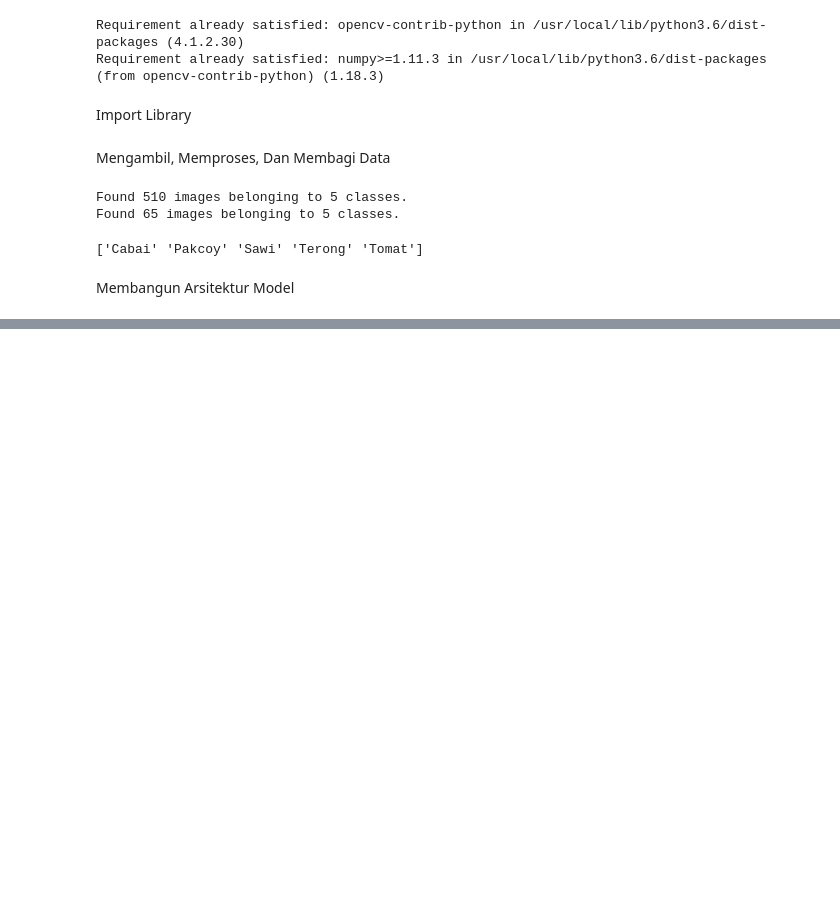
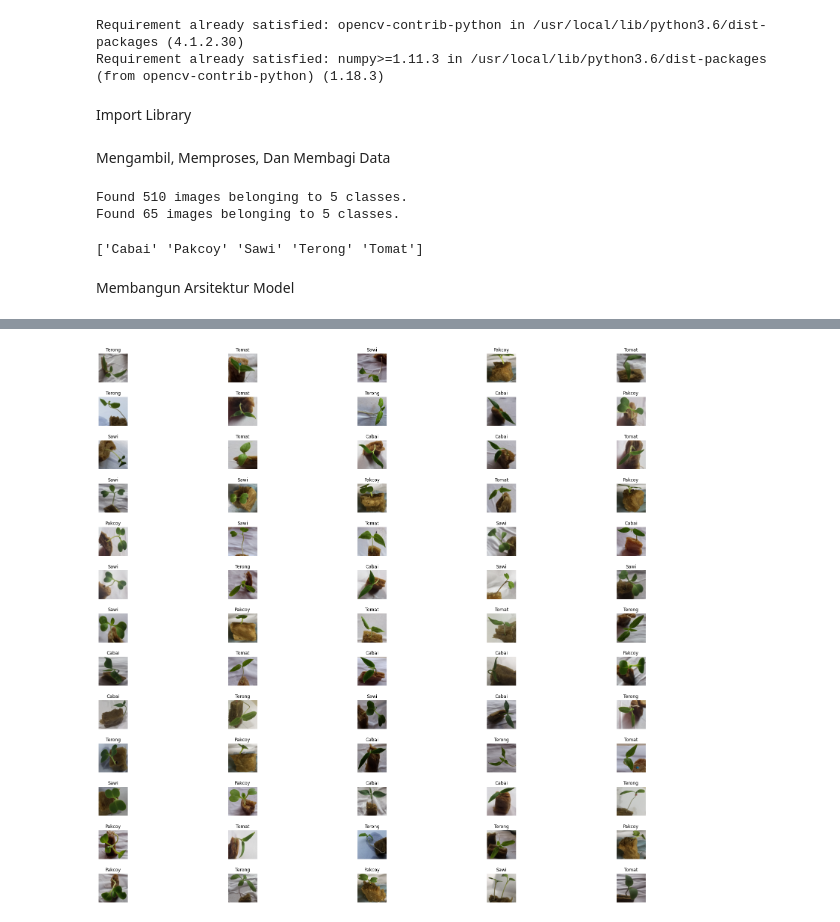
Before and after one commit to arfandiTelU/Skripsi, a Jupyter notebook: Cnn_Klasifikasi_Bibit.ipynb, the cells around one changed output, grey strips where cells are left out. Saved outputs shown, nothing was run; the diff lists cells and outputs as text; code cells hidden in the pictures; blank space fills up the shorter version.

```diff
--- a/Cnn_Klasifikasi_Bibit.ipynb
+++ b/Cnn_Klasifikasi_Bibit.ipynb
@@ -153,11 +166,9 @@ plt.show()
 test_generator = test_datagen.flow_from_directory(
     test_dir,
     target_size = IMAGE_SHAPE,
-    batch_size = 20
+    batch_size = 65
 )
 
-evaluate = model.evaluate(test_generator, steps = 4)
-
-predict = model
+evaluate = model.evaluate(test_generator, steps = 1)
 # %% [output]
 Found 65 images belonging to 5 classes.
@@ -164,0 +176,9 @@ Found 65 images belonging to 5 classes.
+# %%
+test_image_batch, test_label_batch = next(iter(test_generator))
+true_label_ids = np.argmax(test_label_batch, axis=-1)
+predict = model.predict(test_image_batch)
+pred_dataframe = pd.DataFrame(predict)
+pred_dataframe.columns = dataset_labels
+
+print("Prediction results for the first elements")
+pred_dataframe
@@ -165 +200,13 @@ Found 65 images belonging to 5 classes.
+# %%
+true_labels = dataset_labels[true_label_ids]
+plt.figure(figsize=(30,27))
+plt.subplots_adjust(hspace=0.5)
+for n in range(true_label_ids.size):
+  plt.subplot(13,5,n+1)
+  plt.imshow(test_image_batch[n])
+  plt.title(true_labels[n].title())
+  plt.axis('off')
+# _ = plt.suptitle("Model predictions (green: correct, red: incorrect)")
+# %% [output]
+[figure, added]
 # %%
```
Also changed, not shown: parts of 8 cells of this notebook.
